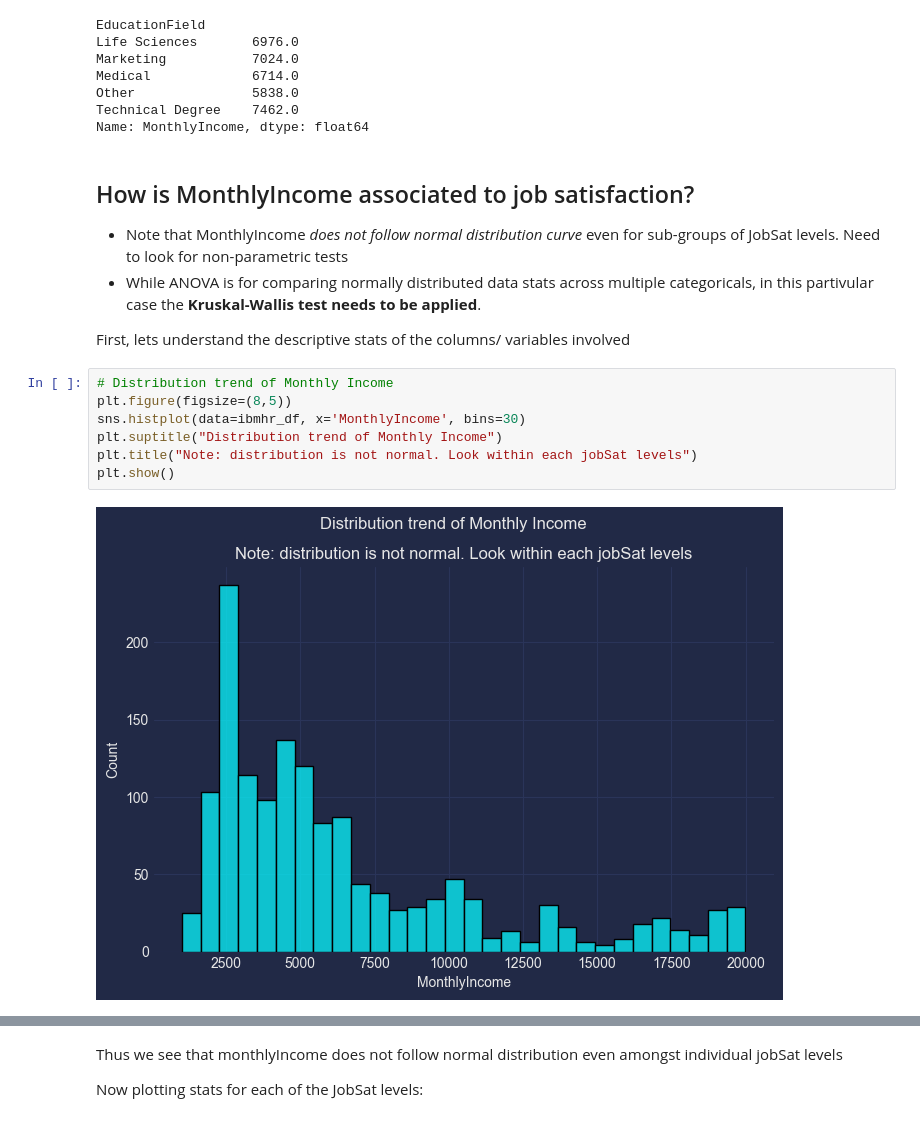
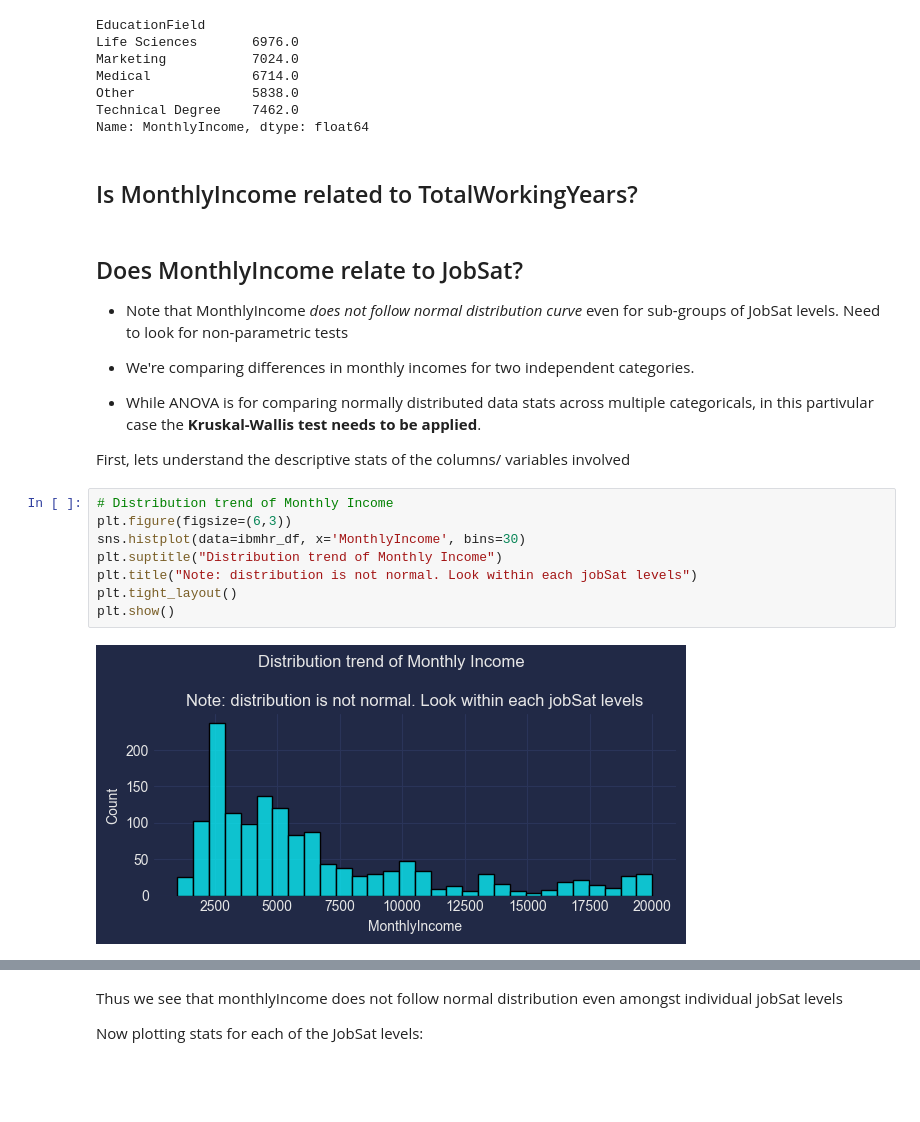
Before and after one commit to abhijeet-bhambere/python-ml-trail, a Jupyter notebook: ml_revision_1.ipynb, the cells around one changed output, grey strips where cells are left out. Saved outputs shown, nothing was run; the diff lists cells and outputs as text; blank space fills up the shorter version.

```diff
--- a/ml_revision_1.ipynb
+++ b/ml_revision_1.ipynb
@@ -520,19 +547,25 @@ Medical             6714.0
 Other               5838.0
 Technical Degree    7462.0
 Name: MonthlyIncome, dtype: float64
+# %% [markdown]
+## Is MonthlyIncome related to TotalWorkingYears?
 # %% [markdown]
-## How is MonthlyIncome associated to job satisfaction?
+## Does MonthlyIncome relate to  JobSat?
 - Note that MonthlyIncome  _does not follow normal distribution curve_ even for sub-groups of JobSat levels. Need to look for non-parametric tests
+
+- We're comparing differences in monthly incomes for two independent categories.
+
 - While ANOVA is for comparing normally distributed data stats across multiple categoricals, in this partivular case the **Kruskal-Wallis test needs to be applied**.
 
 First, lets understand the descriptive stats of the columns/ variables involved
 # %%
 # Distribution trend of Monthly Income
-plt.figure(figsize=(8,5))
+plt.figure(figsize=(6,3))
 sns.histplot(data=ibmhr_df, x='MonthlyIncome', bins=30)
 plt.suptitle("Distribution trend of Monthly Income")
 plt.title("Note: distribution is not normal. Look within each jobSat levels")
+plt.tight_layout()
 plt.show()
 # %% [output]
-[figure, old version]
+[figure, new version]
 # %%
```
Also changed, not shown: parts of 24 cells of this notebook.
